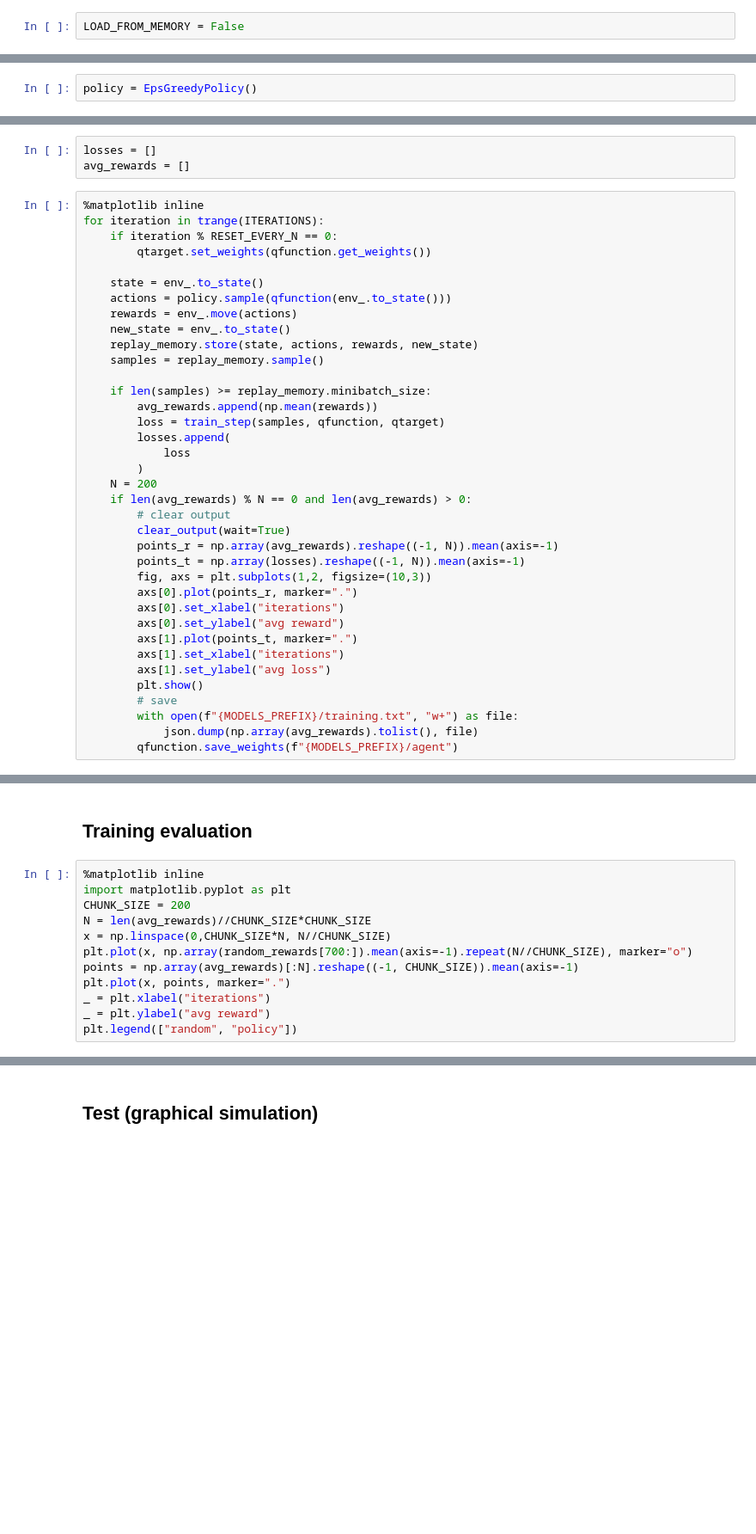
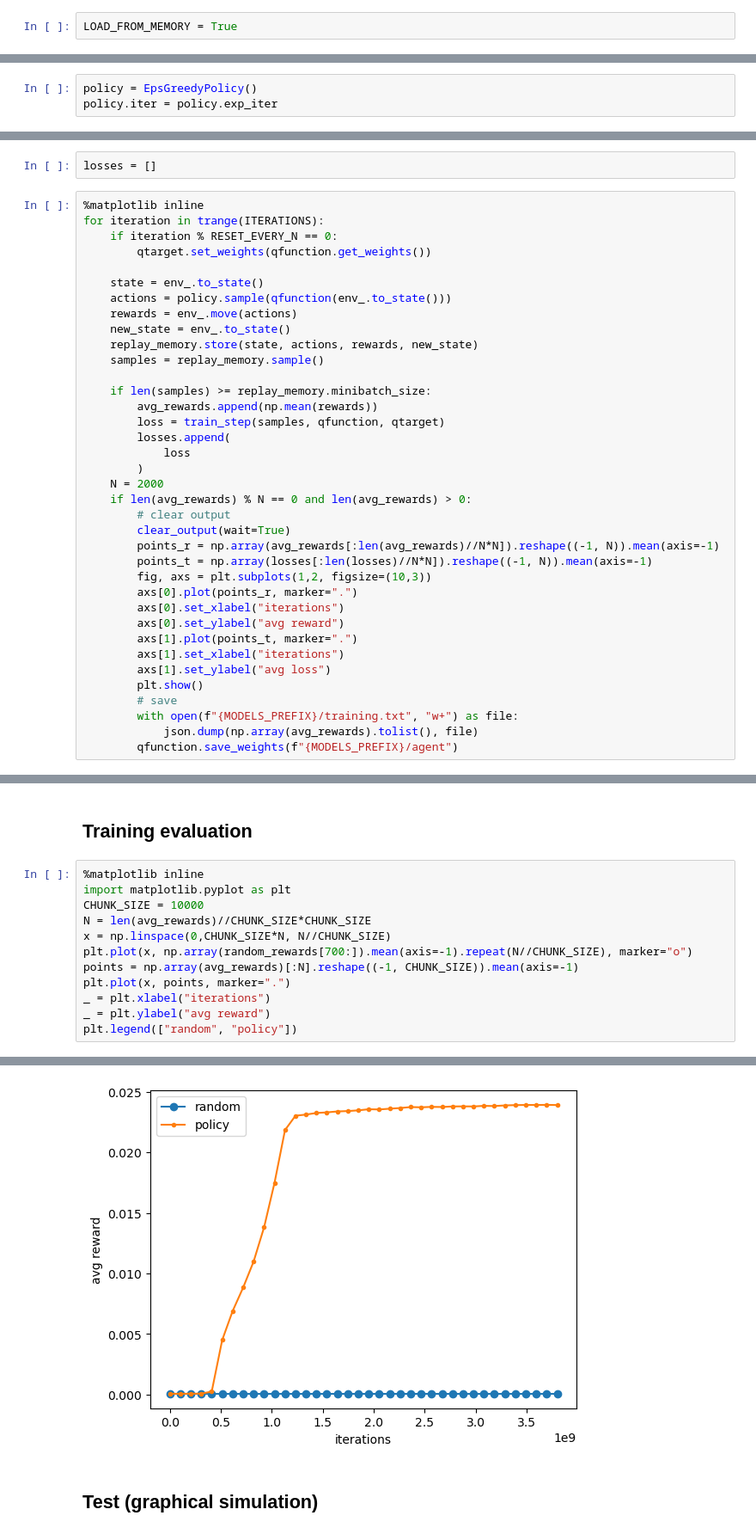
Before and after one commit to AlbertoSinigaglia/snake-reinforcement-learning, a Jupyter notebook: double_q_learning_learns_walls/main.ipynb, the cells around one changed output, grey strips where cells are left out. Shown at 86% size. Cells and saved outputs as stored; diff of their text form; blank space fills up the shorter version.

```diff
--- a/double_q_learning_learns_walls/main.ipynb
+++ b/double_q_learning_learns_walls/main.ipynb
@@ -14,7 +14,7 @@ random.seed(0)
 np.random.seed(0)
 tf.random.set_seed(0)
 # %%
-LOAD_FROM_MEMORY = False
+LOAD_FROM_MEMORY = True
 # %% [markdown]
 ## Environment definition
 # %%
@@ -94,6 +101,7 @@ qtarget = tf.keras.models.clone_model(
 ## Training
 # %%
 policy = EpsGreedyPolicy()
+policy.iter = policy.exp_iter
 # %%
 optimizer = K.optimizers.Adam(1e-4)
 # %%
@@ -116,7 +124,6 @@ def train_step(samples, qfunction, qtarget):
     return loss
 # %%
 losses = []
-avg_rewards = []
 # %%
 %matplotlib inline
 for iteration in trange(ITERATIONS):
@@ -136,12 +143,12 @@ for iteration in trange(ITERATIONS):
         losses.append(
             loss
         )
-    N = 200
+    N = 2000
     if len(avg_rewards) % N == 0 and len(avg_rewards) > 0:
         # clear output
         clear_output(wait=True)
-        points_r = np.array(avg_rewards).reshape((-1, N)).mean(axis=-1)
-        points_t = np.array(losses).reshape((-1, N)).mean(axis=-1)
+        points_r = np.array(avg_rewards[:len(avg_rewards)//N*N]).reshape((-1, N)).mean(axis=-1)
+        points_t = np.array(losses[:len(losses)//N*N]).reshape((-1, N)).mean(axis=-1)
         fig, axs = plt.subplots(1,2, figsize=(10,3))
         axs[0].plot(points_r, marker=".")
         axs[0].set_xlabel("iterations")
@@ -189,7 +194,7 @@ for _ in trange(1000):
 # %%
 %matplotlib inline
 import matplotlib.pyplot as plt
-CHUNK_SIZE = 200
+CHUNK_SIZE = 10000
 N = len(avg_rewards)//CHUNK_SIZE*CHUNK_SIZE
 x = np.linspace(0,CHUNK_SIZE*N, N//CHUNK_SIZE)
 plt.plot(x, np.array(random_rewards[700:]).mean(axis=-1).repeat(N//CHUNK_SIZE), marker="o")
@@ -198,3 +203,4 @@ plt.plot(x, points, marker=".")
 _ = plt.xlabel("iterations")
 _ = plt.ylabel("avg reward")
 plt.legend(["random", "policy"])
+# %% [output]
@@ -201,3 +208,4 @@ plt.legend(["random", "policy"])
+[figure, added]
 # %% [markdown]
  ## Test (graphical simulation)
 # %%
```
Also changed, not shown: parts of 7 cells of this notebook, 13 other files.
